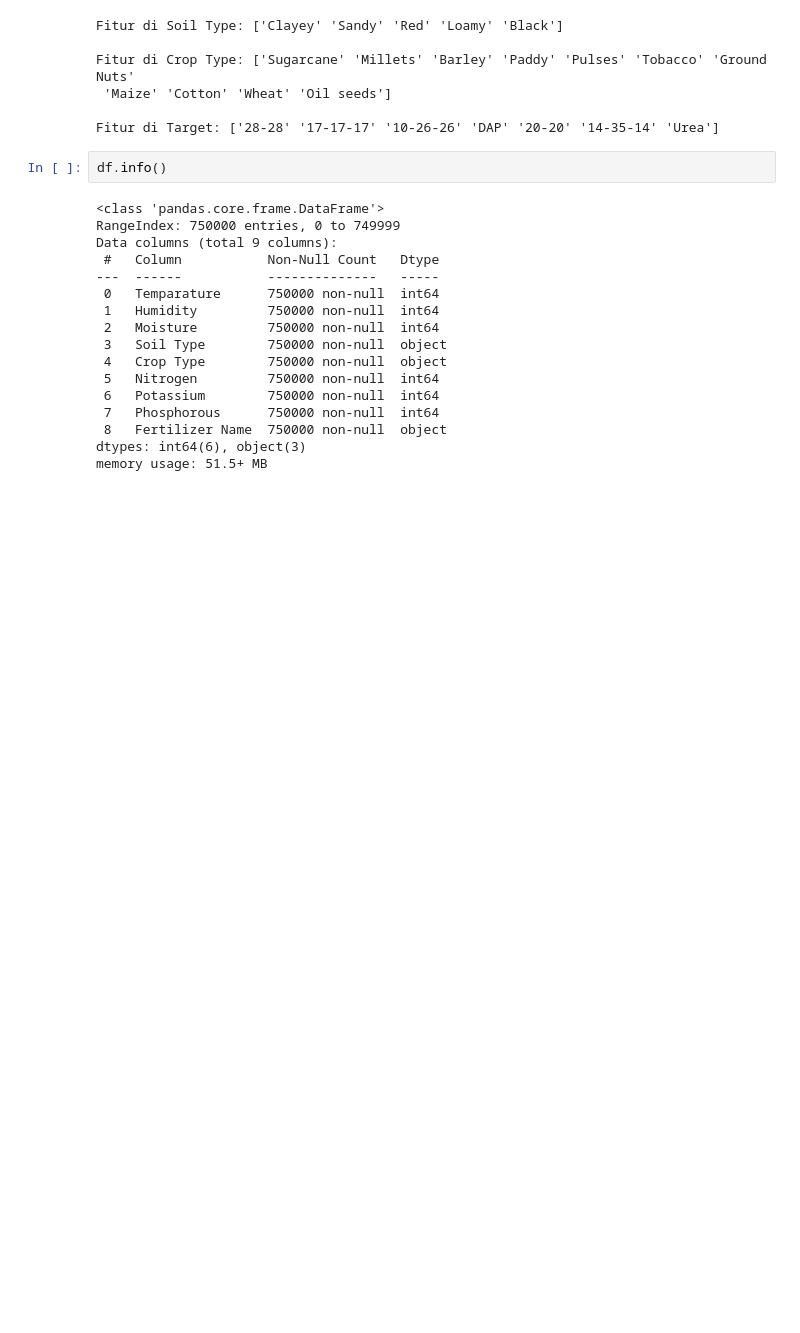
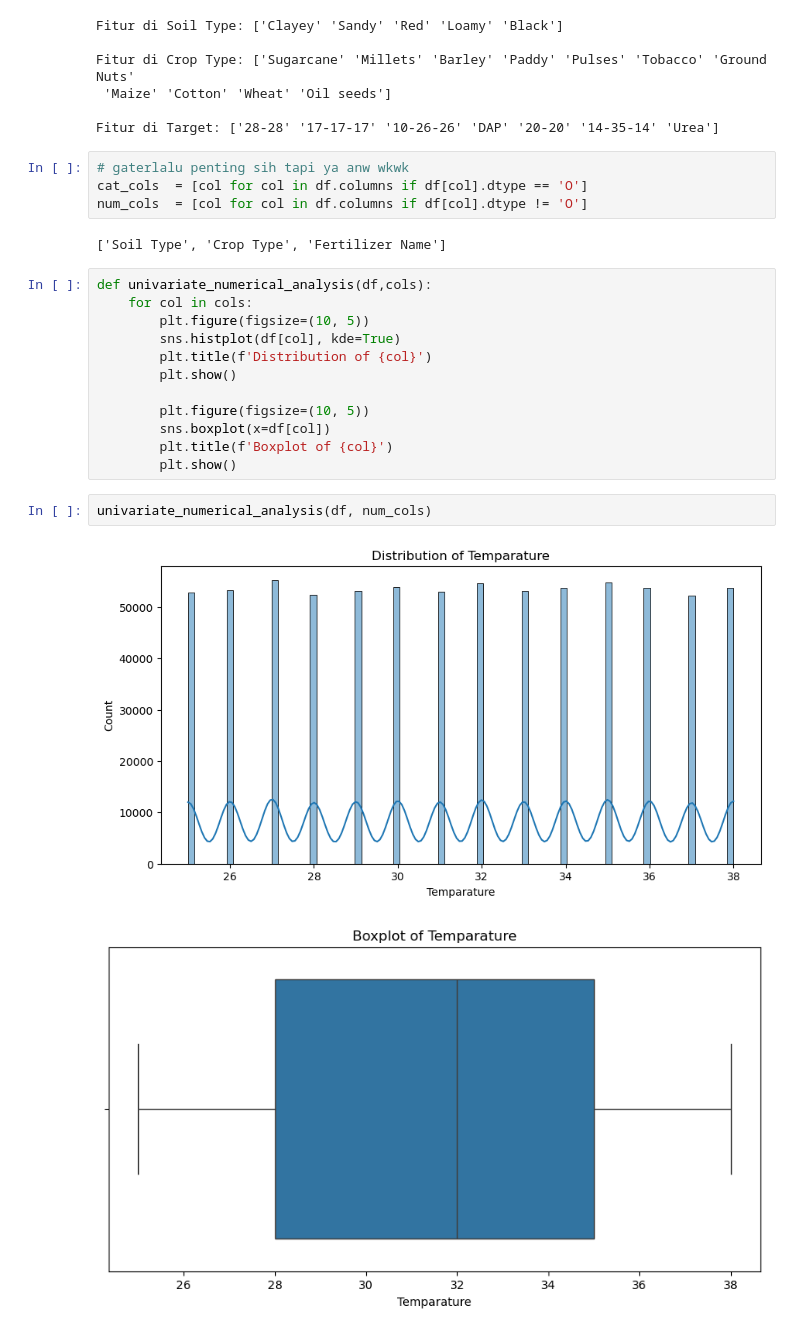
Before and after one commit to iwan-goodfellow/fertilizer-optimizer, a Jupyter notebook: notebooks/exploration.ipynb, the cells around one changed output. Drawn from its saved outputs; the diff is of its cells as text; blank space fills up the shorter version.

```diff
--- a/notebooks/exploration.ipynb
+++ b/notebooks/exploration.ipynb
@@ -36,22 +57,26 @@ Fitur di Crop Type: ['Sugarcane' 'Millets' 'Barley' 'Paddy' 'Pulses' 'Tobacco' '
  'Maize' 'Cotton' 'Wheat' 'Oil seeds']
 
 Fitur di Target: ['28-28' '17-17-17' '10-26-26' 'DAP' '20-20' '14-35-14' 'Urea']
-# %%
-df.info()
-# %% [output]
-<class 'pandas.core.frame.DataFrame'>
-RangeIndex: 750000 entries, 0 to 749999
-Data columns (total 9 columns):
- #   Column           Non-Null Count   Dtype
----  ------           --------------   -----
- 0   Temparature      750000 non-null  int64
- 1   Humidity         750000 non-null  int64
- 2   Moisture         750000 non-null  int64
- 3   Soil Type        750000 non-null  object
- 4   Crop Type        750000 non-null  object
- 5   Nitrogen         750000 non-null  int64
- 6   Potassium        750000 non-null  int64
- 7   Phosphorous      750000 non-null  int64
- 8   Fertilizer Name  750000 non-null  object
-dtypes: int64(6), object(3)
-memory usage: 51.5+ MB
+# %%
+# gaterlalu penting sih tapi ya anw wkwk
+cat_cols  = [col for col in df.columns if df[col].dtype == 'O']
+num_cols  = [col for col in df.columns if df[col].dtype != 'O']
+# %% [output]
+['Soil Type', 'Crop Type', 'Fertilizer Name']
+# %%
+def univariate_numerical_analysis(df,cols):
+    for col in cols:
+        plt.figure(figsize=(10, 5))
+        sns.histplot(df[col], kde=True)
+        plt.title(f'Distribution of {col}')
+        plt.show()
+
+        plt.figure(figsize=(10, 5))
+        sns.boxplot(x=df[col])
+        plt.title(f'Boxplot of {col}')
+        plt.show()
+# %%
+univariate_numerical_analysis(df, num_cols)
+# %% [output]
+[figure, added]
+[figure, added]
```
Also changed, not shown: parts of 7 cells of this notebook.
